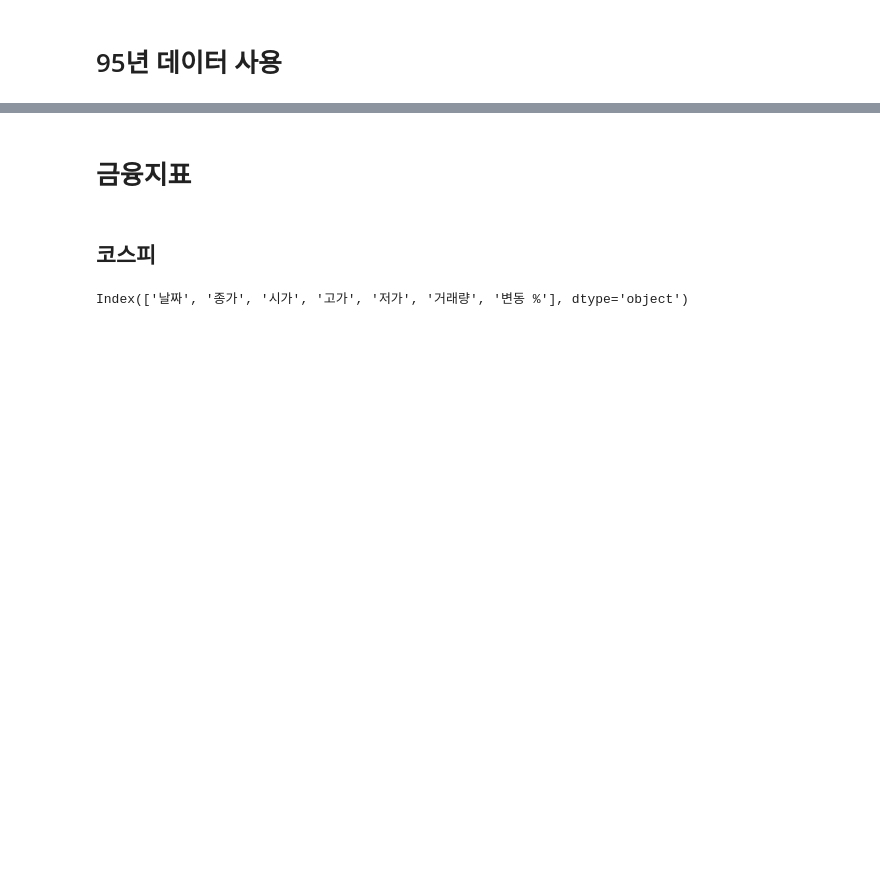
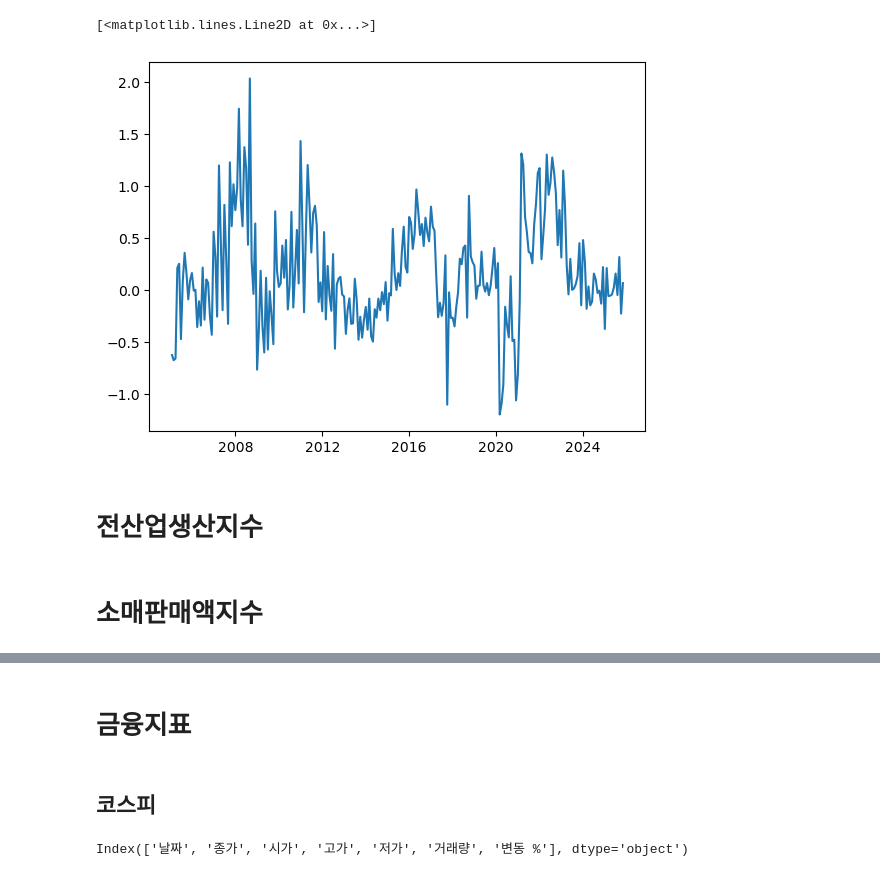
Before and after one commit to yoonsung1/final-project, a Jupyter notebook: 윤성/디커플링 지수 계산.ipynb, the cells around one changed output, grey strips where cells are left out. Drawn from its saved outputs; the diff is of its cells as text; code cells hidden in the pictures; blank space fills up the shorter version.

```diff
--- a/윤성/디커플링 지수 계산.ipynb
+++ b/윤성/디커플링 지수 계산.ipynb
@@ -22,7 +94,7 @@ df = df_wide.melt(
 )
 
 # 3) 날짜 파싱: 'Jan-03' 형태 -> datetime (월초로 들어감)
-df['date'] = pd.to_datetime(df['date'], format='%b-%y')
+df['date'] = pd.to_datetime(df['date'], format='%Y-%m-%d')
 df = df.sort_values(['통계표','계정항목','금융기관 유형코드','단위','변환','date'])
 
 # 4) 숫자 변환 (콤마 제거)
@@ -33,7 +105,7 @@ df['value'] = (
               .astype(float)
 )
 
-# 5) 12개월 누적 로그변화율 (YoY log diff)
+# 5) 12개월 로그변화율
 grp_cols = ['통계표','계정항목','금융기관 유형코드','단위','변환']
 df['log_yoy'] = df.groupby(grp_cols)['value'].transform(lambda s: np.log(s).diff(12))
 
@@ -42,9 +114,16 @@ df['credit_log_yoy_z'] = df.groupby(grp_cols)['log_yoy'].transform(lambda s: (s
 
 # 7) 결과: 필요 컬럼만
 out = df[['date'] + grp_cols + ['value', 'log_yoy', 'credit_log_yoy_z']].dropna(subset=['log_yoy'])
-
-out = out[['date','credit_log_yoy_z']]
 out.to_csv('data/실물지표/신용카드사용액.csv',encoding='utf-8-sig')
+# %%
+out = out[out['date']>'2005-01-01']
+# %%
+plt.plot(out['date'],out['credit_log_yoy_z'])
+# %% [output]
+[<matplotlib.lines.Line2D at 0x...>]
+[figure, added]
+# %% [markdown]
+# 전산업생산지수
 # %%
 path = "data/실물지표/전산업생산지수raw.csv"
 
@@ -141,5 +171,5 @@ out.to_csv('data/실물지표/소매판매액지수.csv',encoding='utf-8-sig')
-# %% [markdown]
-# 95년 데이터 사용
+# %% [markdown]
+# 소매판매액지수
 # %%
 path = "data/실물지표/소매판매액지수raw.csv"
 
```
Also changed, not shown: parts of 17 cells of this notebook, 13 other files.
